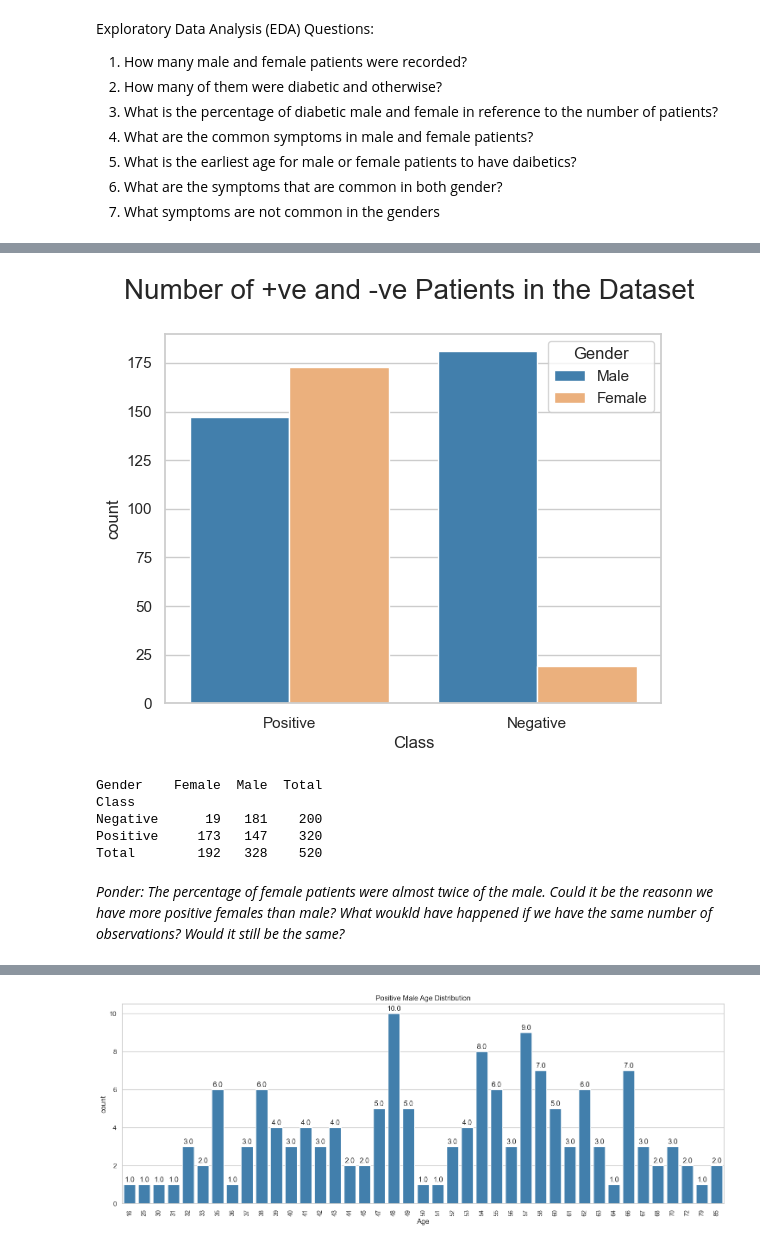
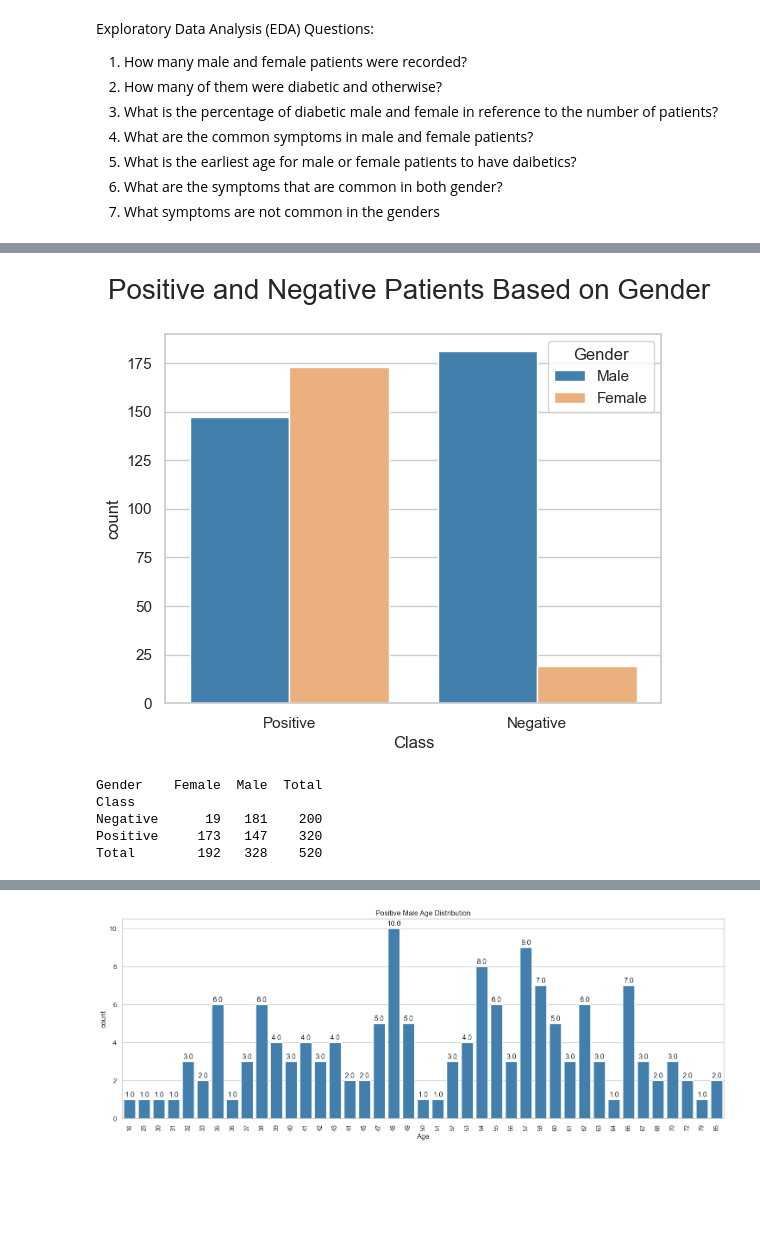
Before and after one commit to ifuu16/diabetes_early_detection, a Jupyter notebook: Early_Diabetes_Detection.ipynb, the cells around one changed output, grey strips where cells are left out. Cells and saved outputs as stored; diff of their text form; code cells hidden in the pictures; blank space fills up the shorter version.

```diff
--- a/Early_Diabetes_Detection.ipynb
+++ b/Early_Diabetes_Detection.ipynb
@@ -93,32 +72,0 @@ plt.show()
-# %%
-#2 Percentage of diabetic
-
-sns.set(style='whitegrid')  # Set a white grid background for better readability
-
-class_plot = sns.countplot(x='Class', data=data, palette=['#3182bd', '#fdae6b'])
-# Set plot labels and title
-plt.title('Comparing the Diabetic and Non-diabetic Patients ', fontsize= 20, pad=25)
-plt.xlabel('Diabetic or Not')
-plt.figure(figsize=(8,8))
-
-plt.show()
-
-
-
-#create pandas series
-data_series =  pd.Series( data['Class'])
-
-# Use value_counts() to count occurrences
-value_counts = data_series.value_counts()
-
-
-# Create a DataFrame
-df_counts = pd.DataFrame(value_counts).reset_index()
-df_counts.columns = ['Category', 'Count']
-
-# Calculate percentages
-total_count = df_counts['Count'].sum()
-df_counts['Percentage'] = (df_counts['Count'] / total_count) * 100
-
-# Display the result
-print(df_counts)
@@ -131,32 +166,30 @@ print(df_counts)
 # %%
 #3 Number of Male and female that has diabeties
 
 
 sns.set(style='whitegrid')  # Set a white grid background for better readability
 
 
 # Create a DataFrame
 df = pd.DataFrame(data)
 
 # Create a count plot
 diabetic_plot = sns.countplot(x='Class', hue='Gender', data=df, palette=['#3182bd', '#fdae6b'])
-plt.title('Number of +ve and -Male and Female in the Dataset ', fontsize= 20, pad=25)
+plt.title('Positive and Negative Patients Based on Gender ', fontsize= 20, pad=25)
 
 # Show the count values in a table
 table = pd.crosstab(index=df['Class'], columns=df['Gender'], margins=True, margins_name='Total')
 
 # Display the count plot
 plt.show()
 
 # Display the table
 print(table)
 # %% [output]
-[figure, old version]
+[figure, new version]
 Gender    Female  Male  Total
 Class
 Negative      19   181    200
 Positive     173   147    320
 Total        192   328    520
-# %% [markdown]
-*Ponder: The percentage of female patients were almost twice of the male. Could it be the reasonn we have more positive females than male? What woukld have happened if we have the same number of observations? Would it still be the same?*
 # %%
```
Also changed, not shown: parts of 9 cells of this notebook.
